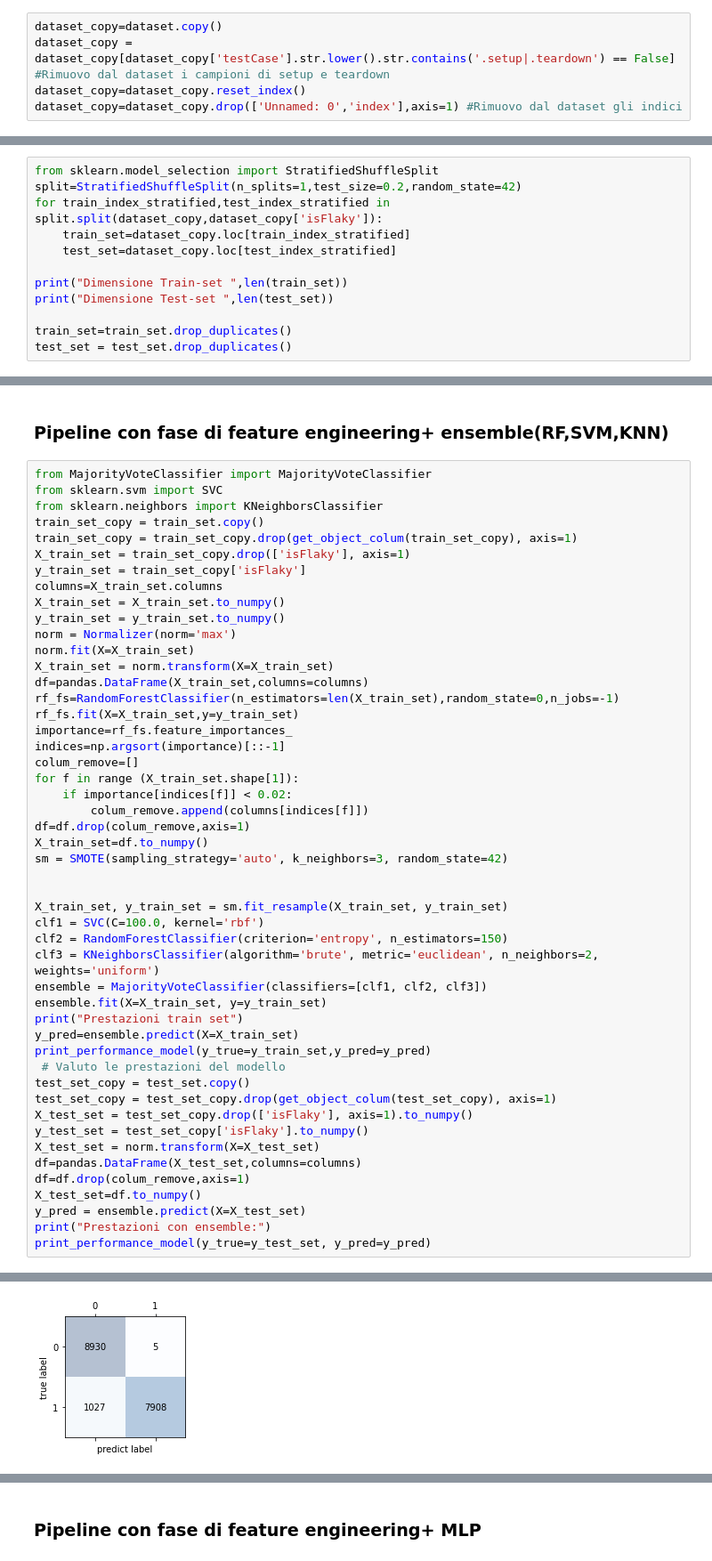
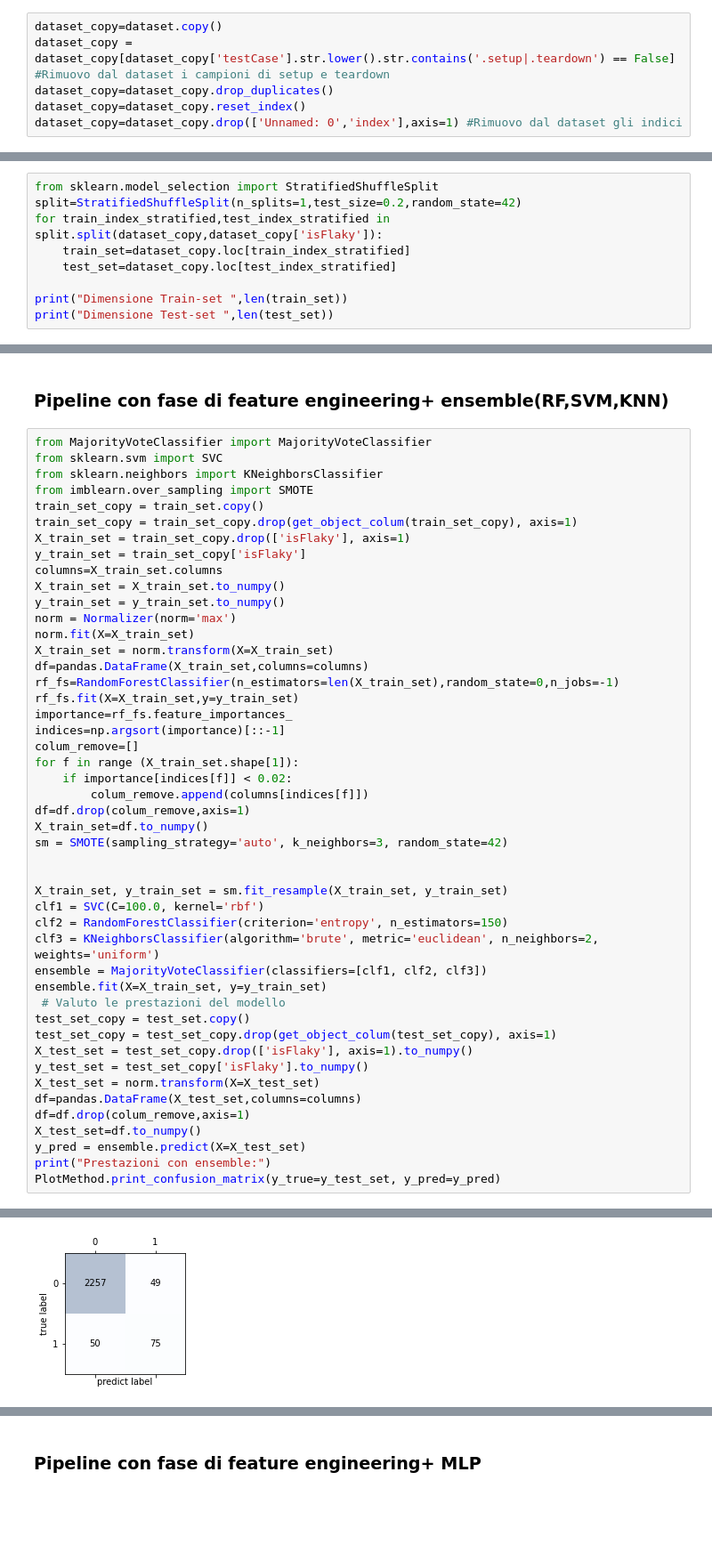
Before and after one commit to AntonioTrovato/Flaky-Tests-Learning-Pipeline, a Jupyter notebook: FlakyPipeline(Engineering).ipynb, the cells around one changed output, grey strips where cells are left out. Shown at 89% size. Cells and saved outputs as stored; diff of their text form; blank space fills up the shorter version.

```diff
--- a/FlakyPipeline(Engineering).ipynb
+++ b/FlakyPipeline(Engineering).ipynb
@@ -112,6 +111,7 @@ Dal dataset vengono rimossi i test case di setup e teardown, in quanto solitamen
 # %%
 dataset_copy=dataset.copy()
 dataset_copy = dataset_copy[dataset_copy['testCase'].str.lower().str.contains('.setup|.teardown') == False] #Rimuovo dal dataset i campioni di setup e teardown
+dataset_copy=dataset_copy.drop_duplicates()
 dataset_copy=dataset_copy.reset_index()
 dataset_copy=dataset_copy.drop(['Unnamed: 0','index'],axis=1) #Rimuovo dal dataset gli indici
 # %% [markdown]
@@ -128,9 +128,6 @@ for train_index_stratified,test_index_stratified in split.split(dataset_copy,dat
 
 print("Dimensione Train-set ",len(train_set))
 print("Dimensione Test-set ",len(test_set))
-
-train_set=train_set.drop_duplicates()
-test_set = test_set.drop_duplicates()
 # %% [output]
 Dimensione Train-set  9722
 Dimensione Test-set  2431
@@ -589,6 +780,7 @@ F1: 0.662
 from MajorityVoteClassifier import MajorityVoteClassifier
 from sklearn.svm import SVC
 from sklearn.neighbors import KNeighborsClassifier
+from imblearn.over_sampling import SMOTE
 train_set_copy = train_set.copy()
 train_set_copy = train_set_copy.drop(get_object_colum(train_set_copy), axis=1)
 X_train_set = train_set_copy.drop(['isFlaky'], axis=1)
@@ -619,9 +811,6 @@ clf2 = RandomForestClassifier(criterion='entropy', n_estimators=150)
 clf3 = KNeighborsClassifier(algorithm='brute', metric='euclidean', n_neighbors=2, weights='uniform')
 ensemble = MajorityVoteClassifier(classifiers=[clf1, clf2, clf3])
 ensemble.fit(X=X_train_set, y=y_train_set)
-print("Prestazioni train set")
-y_pred=ensemble.predict(X=X_train_set)
-print_performance_model(y_true=y_train_set,y_pred=y_pred)
  # Valuto le prestazioni del modello
 test_set_copy = test_set.copy()
 test_set_copy = test_set_copy.drop(get_object_colum(test_set_copy), axis=1)
@@ -633,5 +822,5 @@ df=df.drop(colum_remove,axis=1)
 X_test_set=df.to_numpy()
 y_pred = ensemble.predict(X=X_test_set)
 print("Prestazioni con ensemble:")
-print_performance_model(y_true=y_test_set, y_pred=y_pred)
+PlotMethod.print_confusion_matrix(y_true=y_test_set, y_pred=y_pred)
 # %% [output]
@@ -639 +828 @@ Prestazioni train set
-[figure, old version]
+[figure, new version]
```
Also changed, not shown: parts of 40 cells of this notebook, 5 other files.
